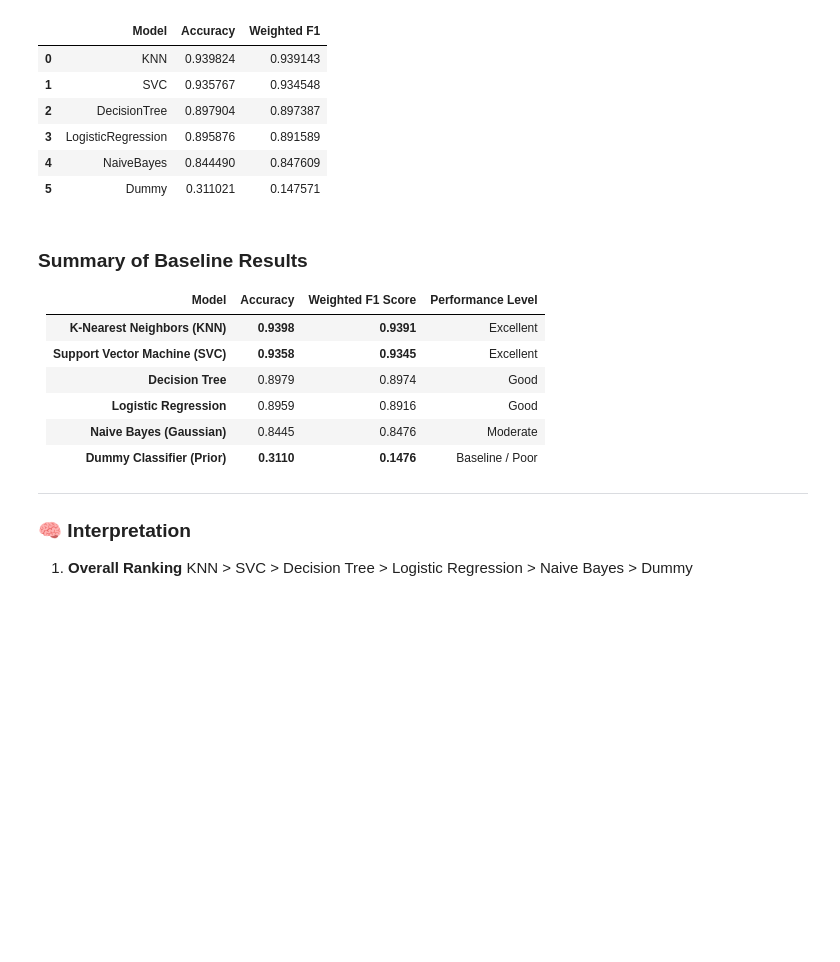
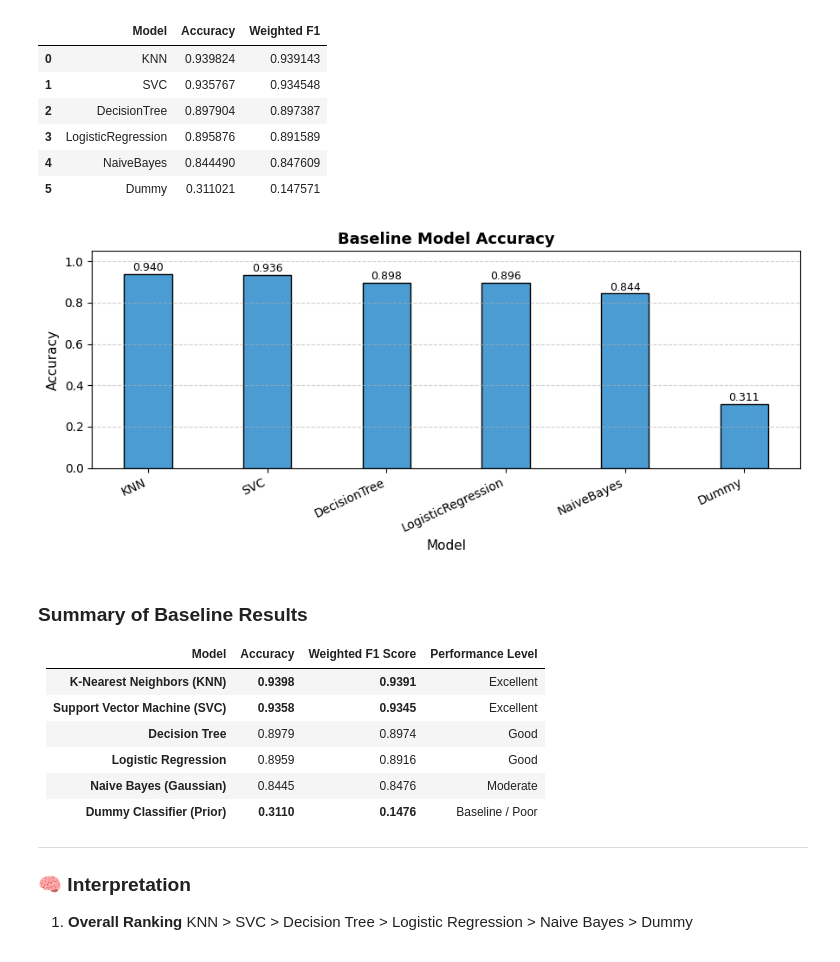
Before and after one commit to Mohmad-Yaqoob/Multi-Class-Model-Selection-using-ROC-and-Precision-Recall-Curves, a Jupyter notebook: Assignment7.ipynb, the cells around one changed output. Saved outputs shown, nothing was run; the diff lists cells and outputs as text; code cells hidden in the pictures; blank space fills up the shorter version.

```diff
--- a/Assignment7.ipynb
+++ b/Assignment7.ipynb
@@ -136,6 +136,24 @@ display(baseline_df)
 | 3 | LogisticRegression | 0.895876 | 0.891589 |
 | 4 | NaiveBayes | 0.844490 | 0.847609 |
 | 5 | Dummy | 0.311021 | 0.147571 |
+# %%
+plt.figure(figsize=(9, 4))
+plt.bar(baseline_df["Model"], baseline_df["Accuracy"], width=0.4, color='#4B9CD3', edgecolor='black')
+
+# Add value labels on top of each bar
+for i, val in enumerate(baseline_df["Accuracy"]):
+    plt.text(i, val + 0.003, f"{val:.3f}", ha='center', va='bottom', fontsize=9, color='black')
+
+plt.title("Baseline Model Accuracy", fontsize=13, fontweight='bold')
+plt.xlabel("Model", fontsize=11)
+plt.ylabel("Accuracy", fontsize=11)
+plt.xticks(rotation=25, ha='right')
+plt.ylim(0, 1.05)
+plt.grid(axis='y', linestyle='--', alpha=0.6)
+plt.tight_layout()
+plt.show()
+# %% [output]
+[figure, added]
 # %% [markdown]
 ### Summary of Baseline Results
 
```
Also changed, not shown: parts of 11 cells of this notebook.
